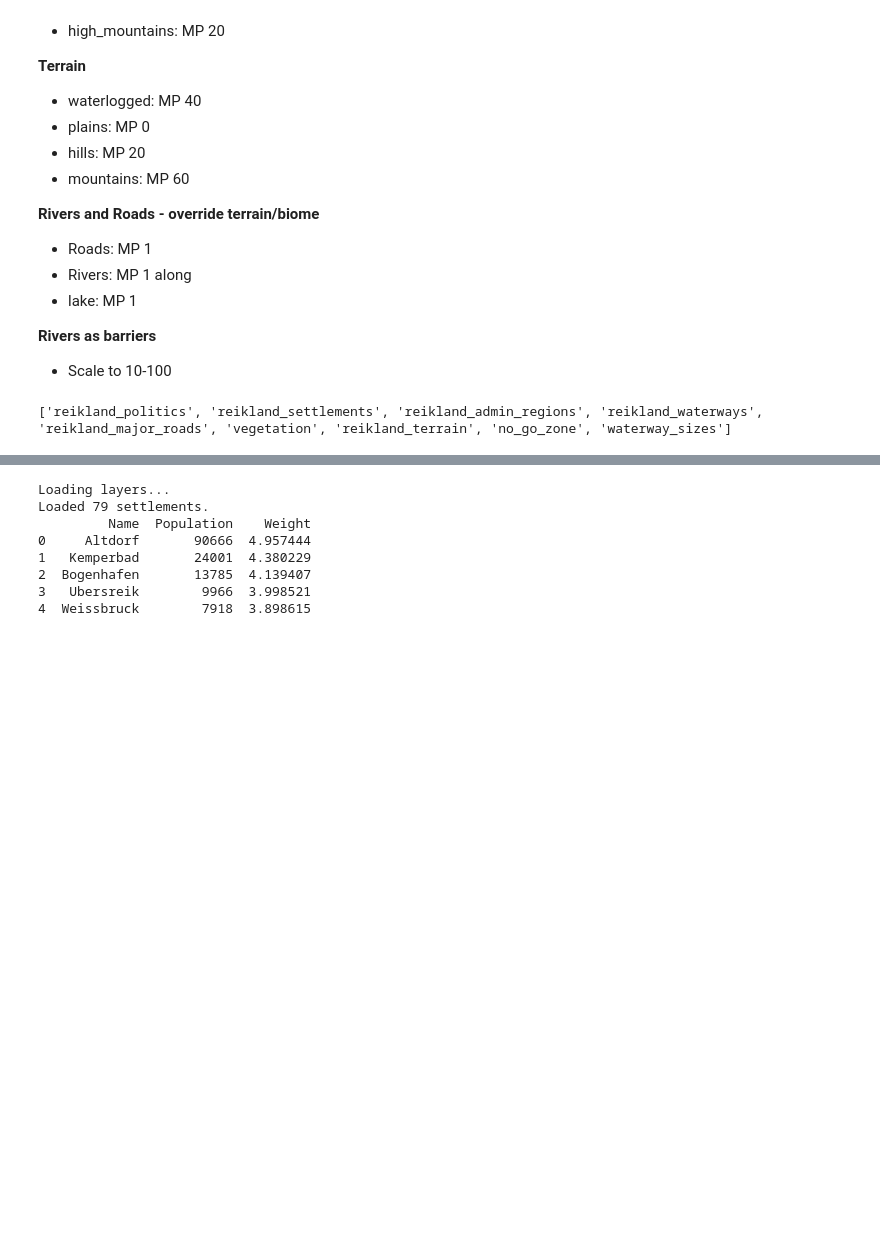
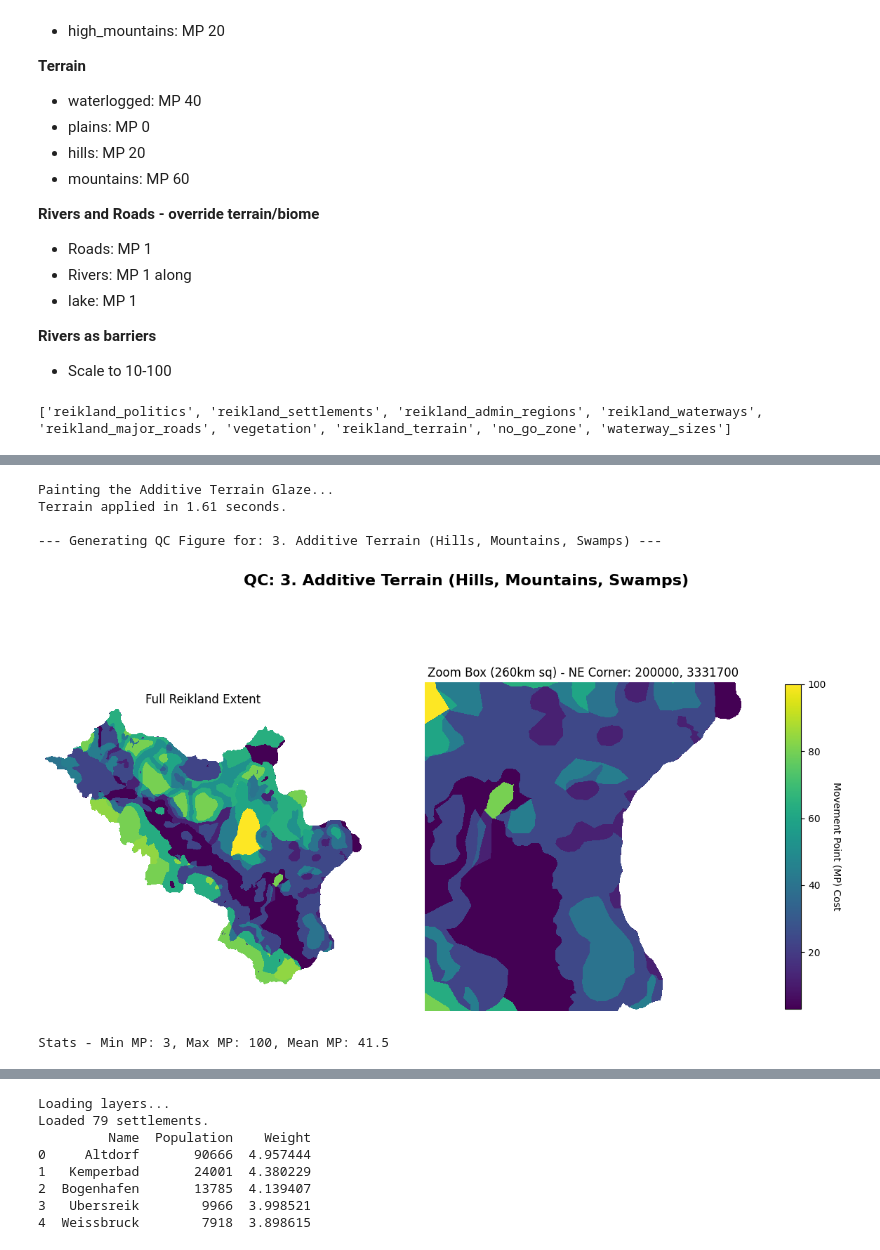
Before and after one commit to pete-jacobsson/enemy_rebuilt, a Jupyter notebook: reikland_basics.ipynb, the cells around one changed output, grey strips where cells are left out. Saved outputs shown, nothing was run; the diff lists cells and outputs as text; code cells hidden in the pictures; blank space fills up the shorter version.

```diff
--- a/reikland_basics.ipynb
+++ b/reikland_basics.ipynb
@@ -1377,0 +1616,70 @@ print(layers)
+# %%
+import numpy as np
+from rasterio.features import rasterize
+from numba import njit, prange
+import time
+
+print("Painting the Additive Terrain Glaze...")
+t0 = time.time()
+
+# 1. Configuration
+TERRAIN_COL = 'type' # <--- CHANGE THIS if your column has a different name
+DEFAULT_TERRAIN_MP = 0 # Plains add 0, unmapped areas add 0
+
+TERRAIN_COSTS = {
+    'waterlogged': 40,
+    'plains': 0,
+    'hills': 20,
+    'mountains': 60
+}
+
+# 2. Prepare the temporary array filled with 0s
+terrain_array = np.full((height, width), DEFAULT_TERRAIN_MP, dtype=DATA_TYPE)
+
+# 3. Pair geometries with additive costs
+shapes_to_burn = (
+    (geom, TERRAIN_COSTS.get(str(val).lower(), DEFAULT_TERRAIN_MP))
+    for geom, val in zip(gdf_terrain.geometry, gdf_terrain[TERRAIN_COL])
+    if geom is not None
+)
+
+# 4. Paint the terrain costs into the temporary array
+rasterize(
+    shapes=shapes_to_burn,
+    out=terrain_array,
+    transform=transform,
+    dtype=DATA_TYPE
+)
+
+# 5. The Numba Parallel Addition Function
+# @njit compiles this to machine code. parallel=True splits it across your CPU cores.
+@njit(parallel=True)
+def add_terrain_costs(base_arr, add_arr, nodata_val):
+    rows, cols = base_arr.shape
+    for i in prange(rows):
+        for j in range(cols):
+            # Only alter pixels that are part of Reikland
+            if base_arr[i, j] != nodata_val:
+                # Calculate new value
+                new_val = base_arr[i, j] + add_arr[i, j]
+                # Cap it to prevent UInt8 overflow and preserve the NODATA flag
+                if new_val >= nodata_val:
+                    base_arr[i, j] = nodata_val - 1
+                else:
+                    base_arr[i, j] = new_val
+    return base_arr
+
+# Execute the Numba function (modifies cost_array in-place for memory efficiency)
+add_terrain_costs(cost_array, terrain_array, NODATA_VALUE)
+
+print(f"Terrain applied in {time.time() - t0:.2f} seconds.")
+
+# 6. Run the QC Check
+run_qc_check(cost_array, transform, step_name="3. Additive Terrain (Hills, Mountains, Swamps)")
+# %% [output]
+Painting the Additive Terrain Glaze...
+Terrain applied in 1.61 seconds.
+
+--- Generating QC Figure for: 3. Additive Terrain (Hills, Mountains, Swamps) ---
+[figure, added]
+Stats - Min MP: 3, Max MP: 100, Mean MP: 41.5
```
Also changed, not shown: parts of 27 cells of this notebook.
